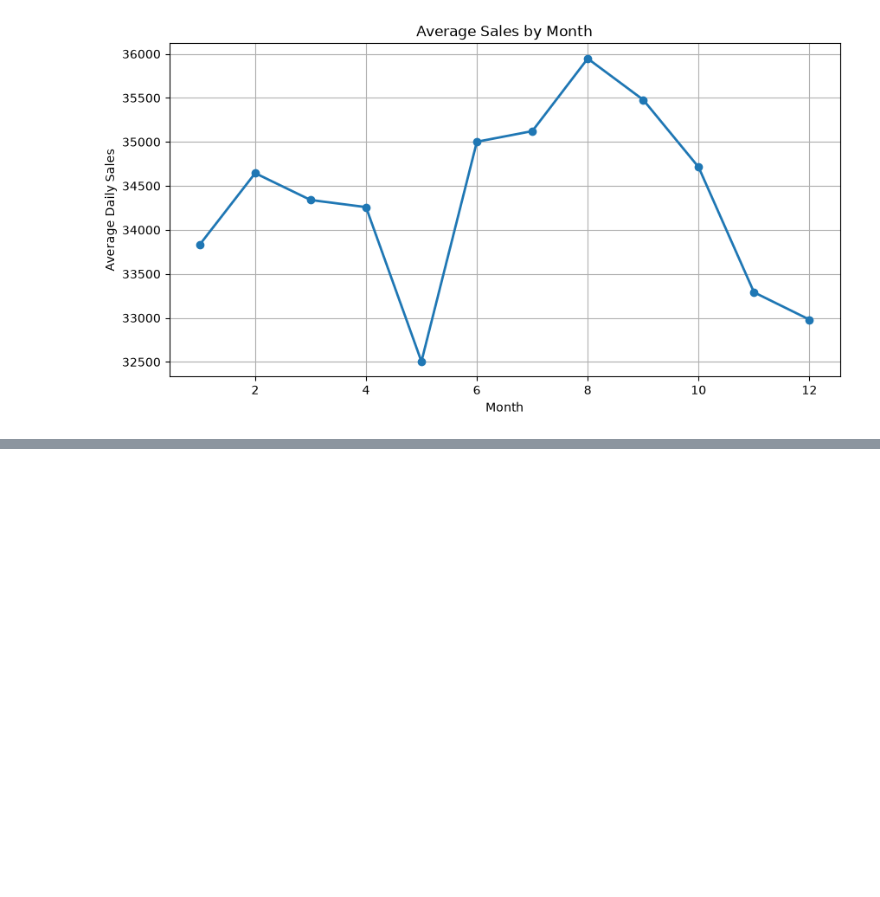
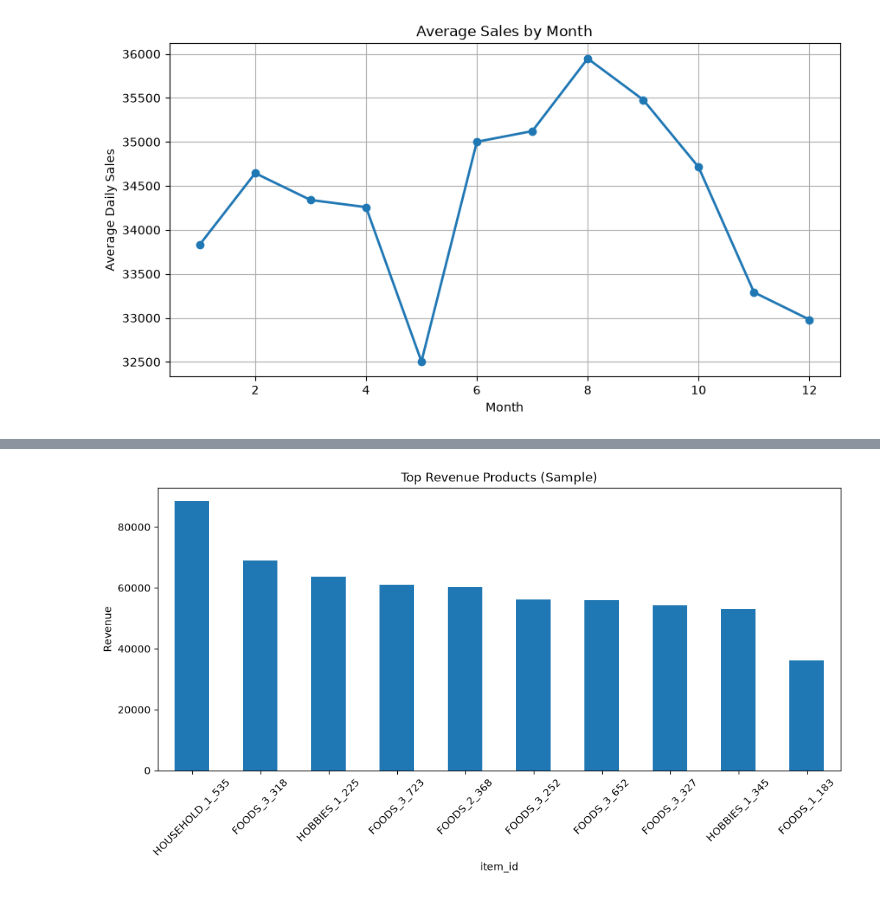
Before and after one commit to cppandey497/M5_Forecasting_Model-Kaggle, a Jupyter notebook: notebooks/01_Data_Understanding.ipynb, the cells around one changed output, grey strips where cells are left out. Saved outputs shown, nothing was run; the diff lists cells and outputs as text; code cells hidden in the pictures; blank space fills up the shorter version.

```diff
--- a/notebooks/01_Data_Understanding.ipynb
+++ b/notebooks/01_Data_Understanding.ipynb
@@ -888,0 +1046,6 @@ plt.show()
+# %%
+sample_long = sample_long.merge(
+    calendar[['d', 'wm_yr_wk']],
+    on='d',
+    how='left'
+)
@@ -888,0 +1061,6 @@ plt.show()
+# %%
+sample_long = sample_long.merge(
+    prices,
+    on=['store_id', 'item_id', 'wm_yr_wk'],
+    how='left'
+)
@@ -888,0 +1076,5 @@ plt.show()
+# %%
+sample_long['Revenue'] = (
+    sample_long['Sales'] *
+    sample_long['sell_price']
+)
@@ -888,0 +1093,10 @@ plt.show()
+# %%
+top_revenue = (
+    sample_long
+    .groupby('item_id')['Revenue']
+    .sum()
+    .sort_values(ascending=False)
+    .head(10)
+)
+
+print(top_revenue)
@@ -888,0 +1116,12 @@ plt.show()
+# %%
+plt.figure(figsize=(12,5))
+
+top_revenue.plot(kind='bar')
+
+plt.title("Top Revenue Products (Sample)")
+plt.ylabel("Revenue")
+plt.xticks(rotation=45)
+
+plt.show()
+# %% [output]
+[figure, added]
```
Also changed, not shown: parts of 128 cells of this notebook.
